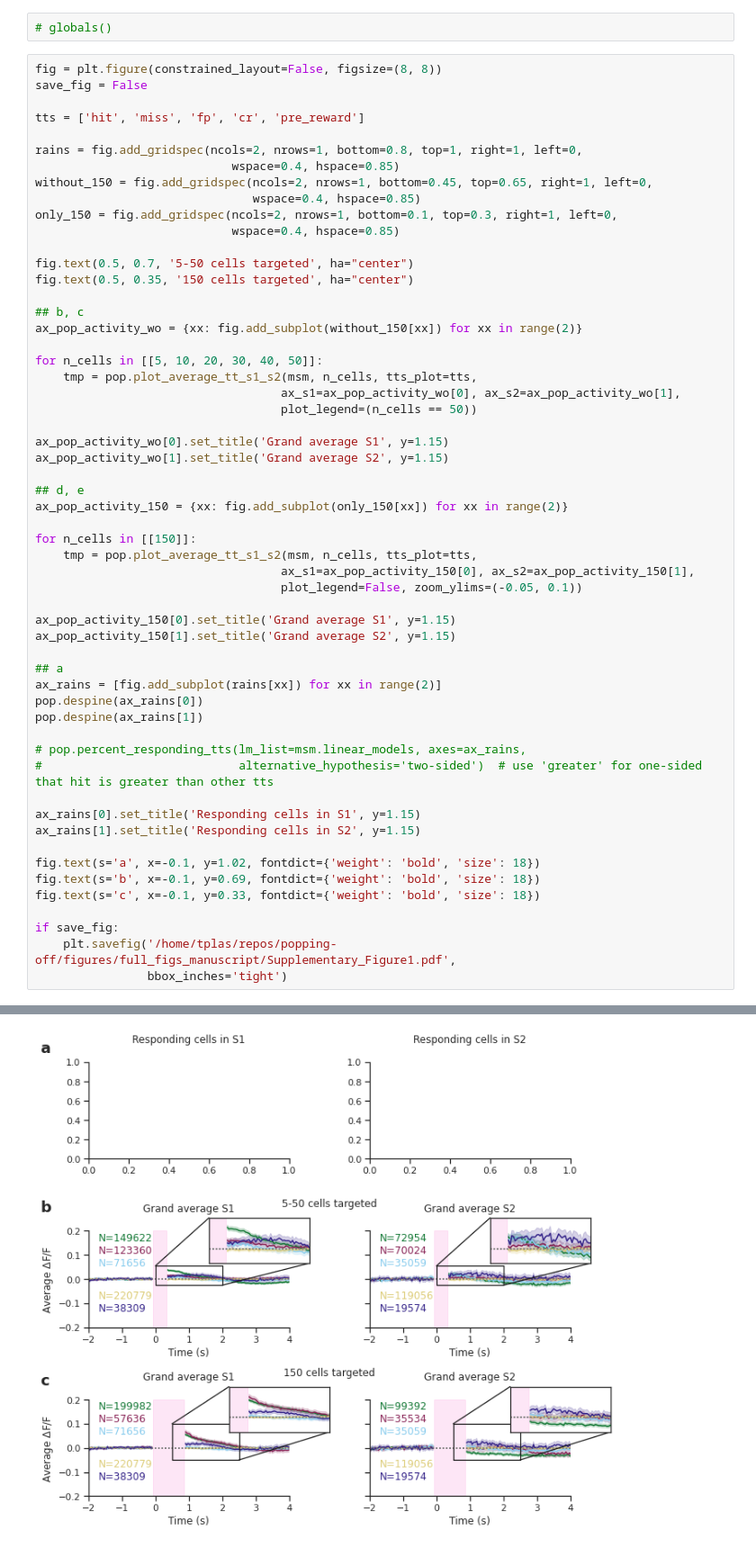
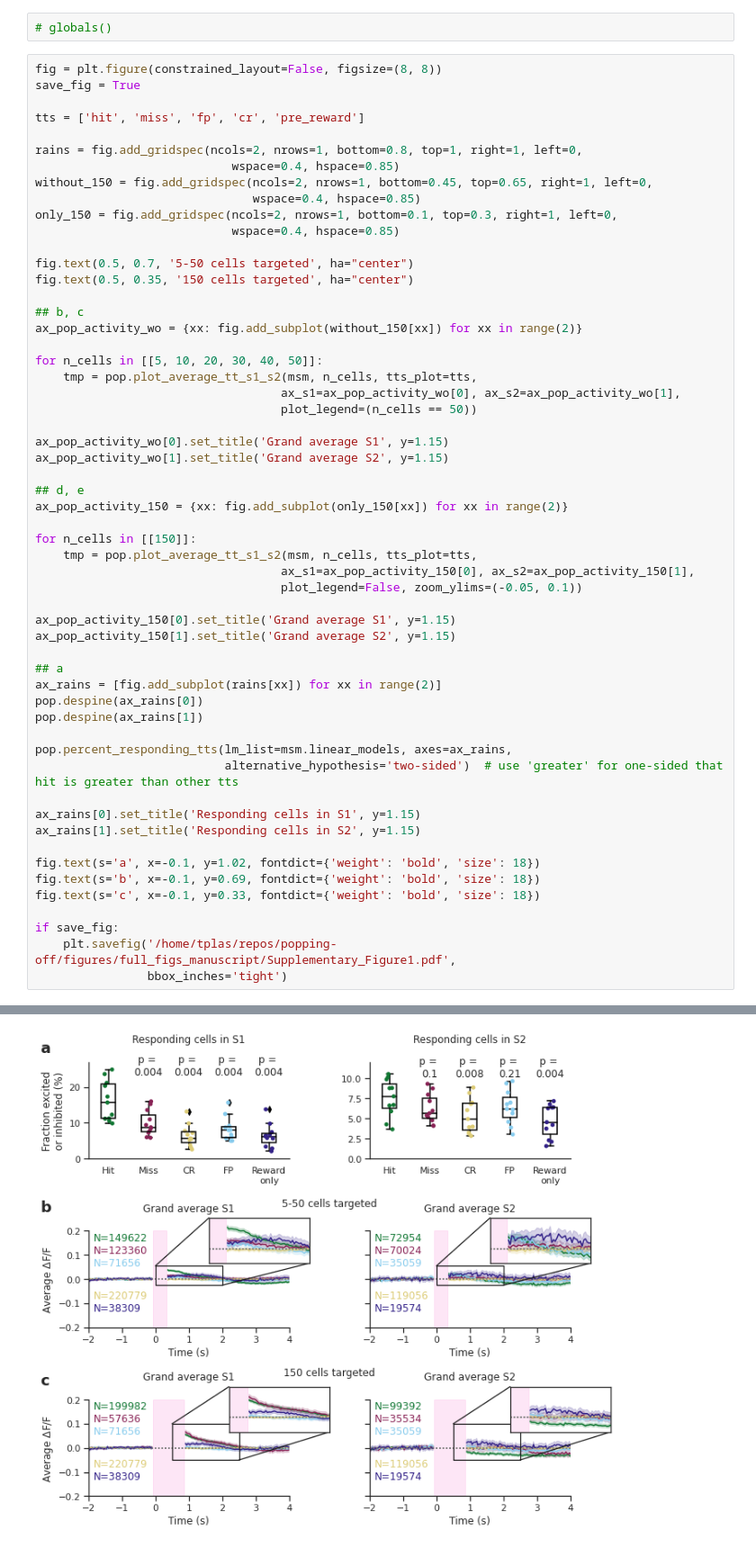
Before and after one commit to Packer-Lab/popping-off, a Jupyter notebook: notebooks/Paper Figures/figure2_supp.ipynb, the cells around one changed output, grey strips where cells are left out. Shown at 90% size. Cells and saved outputs as stored; diff of their text form.

```diff
--- a/notebooks/Paper Figures/figure2_supp.ipynb
+++ b/notebooks/Paper Figures/figure2_supp.ipynb
@@ -47,7 +47,7 @@ long post time
 # globals()
 # %%
 fig = plt.figure(constrained_layout=False, figsize=(8, 8))
-save_fig = False
+save_fig = True
 
 tts = ['hit', 'miss', 'fp', 'cr', 'pre_reward']
 
@@ -88,8 +88,8 @@ ax_rains = [fig.add_subplot(rains[xx]) for xx in range(2)]
 pop.despine(ax_rains[0])
 pop.despine(ax_rains[1])
 
-# pop.percent_responding_tts(lm_list=msm.linear_models, axes=ax_rains,
-#                            alternative_hypothesis='two-sided')  # use 'greater' for one-sided that hit is greater than other tts
+pop.percent_responding_tts(lm_list=msm.linear_models, axes=ax_rains,
+                           alternative_hypothesis='two-sided')  # use 'greater' for one-sided that hit is greater than other tts
 
 ax_rains[0].set_title('Responding cells in S1', y=1.15)
 ax_rains[1].set_title('Responding cells in S2', y=1.15)
@@ -122 +131 @@ Grand average max value:  0.027907182510306567 pm  0.012264992666312443 at time
-[figure, old version]
+[figure, new version]
```
Also changed, not shown: parts of 1 cell of this notebook, 2 other files.
